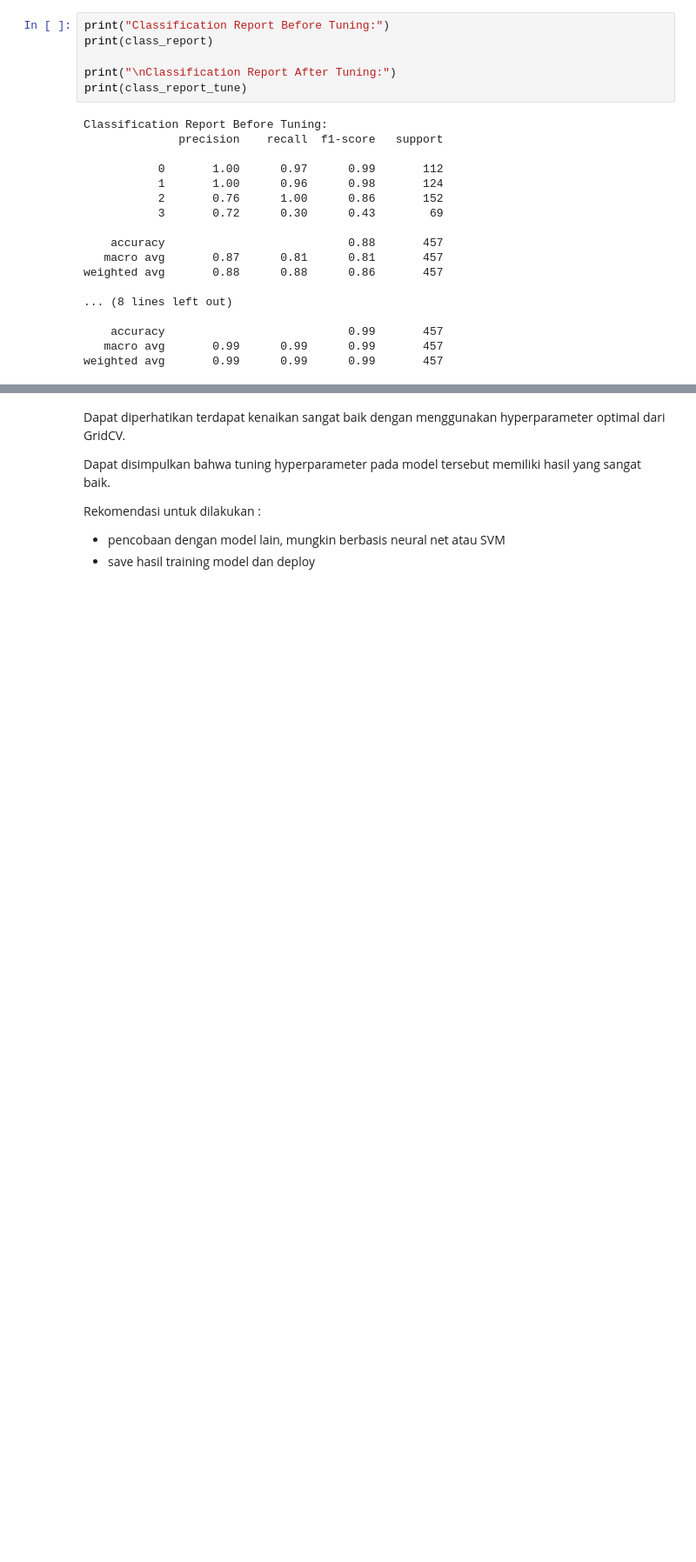
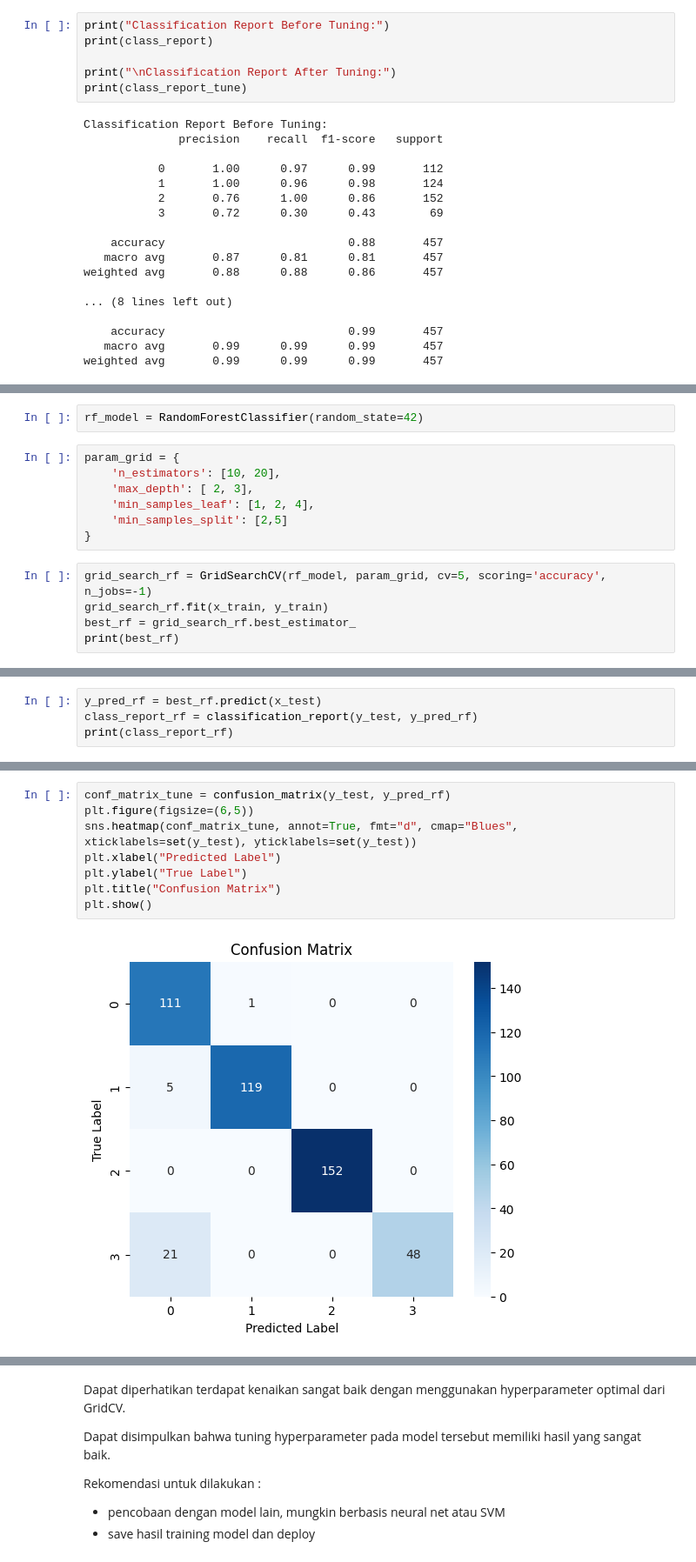
Before and after one commit to breadDDDDD/ProjectClassificationClustering, a Jupyter notebook: Copy_of_[Klasifikasi]_Submission_Akhir_BMLP_Geervan_Thanra_(1).ipynb, the cells around one changed output, grey strips where cells are left out. Shown: that part at 87% size. Drawn from its saved outputs; the diff is of its cells as text; blank space fills up the shorter version.

```diff
--- a/Copy_of_[Klasifikasi]_Submission_Akhir_BMLP_Geervan_Thanra (1).ipynb
+++ b/Copy_of_[Klasifikasi]_Submission_Akhir_BMLP_Geervan_Thanra_(1).ipynb
@@ -302,0 +310,14 @@ weighted avg       0.99      0.99      0.99       457
+# %%
+rf_model = RandomForestClassifier(random_state=42)
+# %%
+param_grid = {
+    'n_estimators': [10, 20],
+    'max_depth': [ 2, 3],
+    'min_samples_leaf': [1, 2, 4],
+    'min_samples_split': [2,5]
+}
+# %%
+grid_search_rf = GridSearchCV(rf_model, param_grid, cv=5, scoring='accuracy', n_jobs=-1)
+grid_search_rf.fit(x_train, y_train)
+best_rf = grid_search_rf.best_estimator_
+print(best_rf)
@@ -302,0 +326,4 @@ weighted avg       0.99      0.99      0.99       457
+# %%
+y_pred_rf = best_rf.predict(x_test)
+class_report_rf = classification_report(y_test, y_pred_rf)
+print(class_report_rf)
@@ -302,0 +341,10 @@ weighted avg       0.99      0.99      0.99       457
+# %%
+conf_matrix_tune = confusion_matrix(y_test, y_pred_rf)
+plt.figure(figsize=(6,5))
+sns.heatmap(conf_matrix_tune, annot=True, fmt="d", cmap="Blues", xticklabels=set(y_test), yticklabels=set(y_test))
+plt.xlabel("Predicted Label")
+plt.ylabel("True Label")
+plt.title("Confusion Matrix")
+plt.show()
+# %% [output]
+[figure, added]
```
Also changed, not shown: parts of 11 cells of this notebook, 2 other files.
